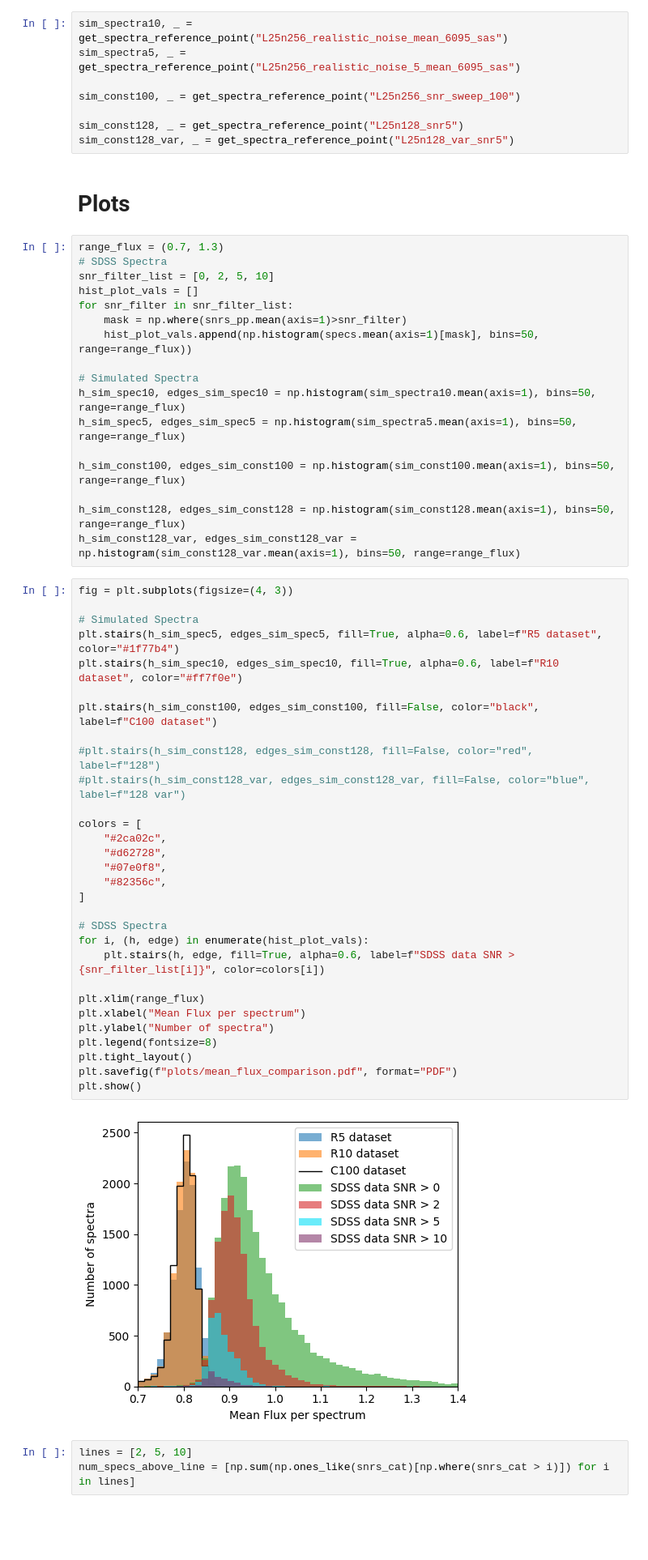
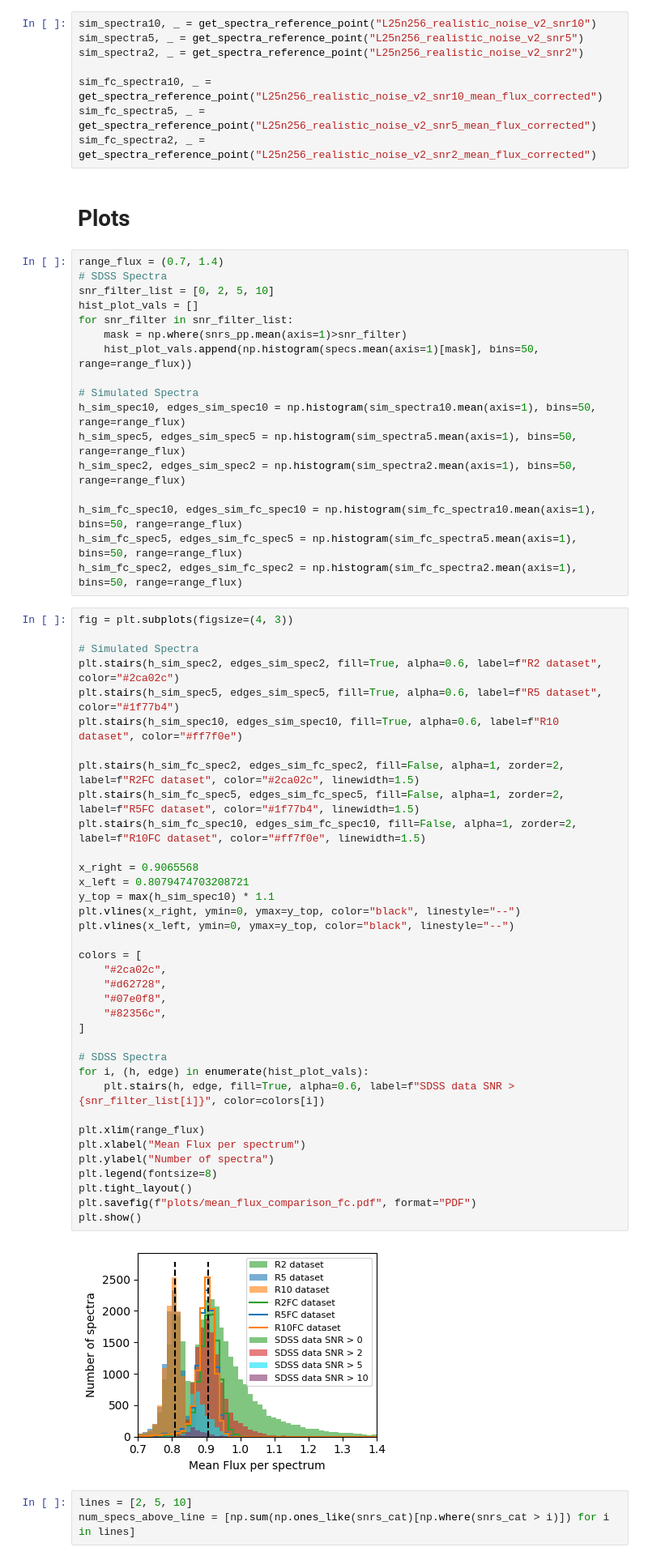
Before and after one commit to j-boucsein/CLIMB-Project, a Jupyter notebook: code/Machine_Learning/Transformer_pipeline/Om_discrepancy/visualize.ipynb, the cells around one changed output. Shown at 81% size. Drawn from its saved outputs; the diff is of its cells as text; blank space fills up the shorter version.

Commit message:
add code to do simple flux correction in post processing

```diff
--- a/code/Machine_Learning/Transformer_pipeline/Om_discrepancy/visualize.ipynb
+++ b/code/Machine_Learning/Transformer_pipeline/Om_discrepancy/visualize.ipynb
@@ -54,17 +54,17 @@ print(snrs_pp.shape)
 # %% [markdown]
 # Import Simulated Spectra
 # %%
-sim_spectra10, _ = get_spectra_reference_point("L25n256_realistic_noise_mean_6095_sas")
-sim_spectra5, _ = get_spectra_reference_point("L25n256_realistic_noise_5_mean_6095_sas")
+sim_spectra10, _ = get_spectra_reference_point("L25n256_realistic_noise_v2_snr10")
+sim_spectra5, _ = get_spectra_reference_point("L25n256_realistic_noise_v2_snr5")
+sim_spectra2, _ = get_spectra_reference_point("L25n256_realistic_noise_v2_snr2")
 
-sim_const100, _ = get_spectra_reference_point("L25n256_snr_sweep_100")
-
-sim_const128, _ = get_spectra_reference_point("L25n128_snr5")
-sim_const128_var, _ = get_spectra_reference_point("L25n128_var_snr5")
+sim_fc_spectra10, _ = get_spectra_reference_point("L25n256_realistic_noise_v2_snr10_mean_flux_corrected")
+sim_fc_spectra5, _ = get_spectra_reference_point("L25n256_realistic_noise_v2_snr5_mean_flux_corrected")
+sim_fc_spectra2, _ = get_spectra_reference_point("L25n256_realistic_noise_v2_snr2_mean_flux_corrected")
 # %% [markdown]
 # Plots
 # %%
-range_flux = (0.7, 1.3)
+range_flux = (0.7, 1.4)
 # SDSS Spectra
 snr_filter_list = [0, 2, 5, 10]
 hist_plot_vals = []
@@ -75,43 +75,49 @@ for snr_filter in snr_filter_list:
 # Simulated Spectra
 h_sim_spec10, edges_sim_spec10 = np.histogram(sim_spectra10.mean(axis=1), bins=50, range=range_flux)
 h_sim_spec5, edges_sim_spec5 = np.histogram(sim_spectra5.mean(axis=1), bins=50, range=range_flux)
+h_sim_spec2, edges_sim_spec2 = np.histogram(sim_spectra2.mean(axis=1), bins=50, range=range_flux)
 
-h_sim_const100, edges_sim_const100 = np.histogram(sim_const100.mean(axis=1), bins=50, range=range_flux)
-
-h_sim_const128, edges_sim_const128 = np.histogram(sim_const128.mean(axis=1), bins=50, range=range_flux)
-h_sim_const128_var, edges_sim_const128_var = np.histogram(sim_const128_var.mean(axis=1), bins=50, range=range_flux)
+h_sim_fc_spec10, edges_sim_fc_spec10 = np.histogram(sim_fc_spectra10.mean(axis=1), bins=50, range=range_flux)
+h_sim_fc_spec5, edges_sim_fc_spec5 = np.histogram(sim_fc_spectra5.mean(axis=1), bins=50, range=range_flux)
+h_sim_fc_spec2, edges_sim_fc_spec2 = np.histogram(sim_fc_spectra2.mean(axis=1), bins=50, range=range_flux)
 # %%
 fig = plt.subplots(figsize=(4, 3))
 
 # Simulated Spectra
+plt.stairs(h_sim_spec2, edges_sim_spec2, fill=True, alpha=0.6, label=f"R2 dataset", color="#2ca02c")
 plt.stairs(h_sim_spec5, edges_sim_spec5, fill=True, alpha=0.6, label=f"R5 dataset", color="#1f77b4")
 plt.stairs(h_sim_spec10, edges_sim_spec10, fill=True, alpha=0.6, label=f"R10 dataset", color="#ff7f0e")
 
-plt.stairs(h_sim_const100, edges_sim_const100, fill=False, color="black", label=f"C100 dataset")
+plt.stairs(h_sim_fc_spec2, edges_sim_fc_spec2, fill=False, alpha=1, zorder=2, label=f"R2FC dataset", color="#2ca02c", linewidth=1.5)
+plt.stairs(h_sim_fc_spec5, edges_sim_fc_spec5, fill=False, alpha=1, zorder=2, label=f"R5FC dataset", color="#1f77b4", linewidth=1.5)
+plt.stairs(h_sim_fc_spec10, edges_sim_fc_spec10, fill=False, alpha=1, zorder=2, label=f"R10FC dataset", color="#ff7f0e", linewidth=1.5)
 
-#plt.stairs(h_sim_const128, edges_sim_const128, fill=False, color="red", label=f"128")
-#plt.stairs(h_sim_const128_var, edges_sim_const128_var, fill=False, color="blue", label=f"128 var")
+x_right = 0.9065568
+x_left = 0.8079474703208721
+y_top = max(h_sim_spec10) * 1.1
+plt.vlines(x_right, ymin=0, ymax=y_top, color="black", linestyle="--")
+plt.vlines(x_left, ymin=0, ymax=y_top, color="black", linestyle="--")
 
 colors = [
     "#2ca02c",
     "#d62728",
     "#07e0f8",
     "#82356c",
 ]
 
 # SDSS Spectra
 for i, (h, edge) in enumerate(hist_plot_vals):
     plt.stairs(h, edge, fill=True, alpha=0.6, label=f"SDSS data SNR > {snr_filter_list[i]}", color=colors[i])
 
 plt.xlim(range_flux)
 plt.xlabel("Mean Flux per spectrum")
 plt.ylabel("Number of spectra")
 plt.legend(fontsize=8)
 plt.tight_layout()
-plt.savefig(f"plots/mean_flux_comparison.pdf", format="PDF")
+plt.savefig(f"plots/mean_flux_comparison_fc.pdf", format="PDF")
 plt.show()
 # %% [output]
-[figure, old version]
+[figure, new version]
 # %%
 lines = [2, 5, 10]
 num_specs_above_line = [np.sum(np.ones_like(snrs_cat)[np.where(snrs_cat > i)]) for i in lines]
```
Also changed, not shown: 2 other files.
